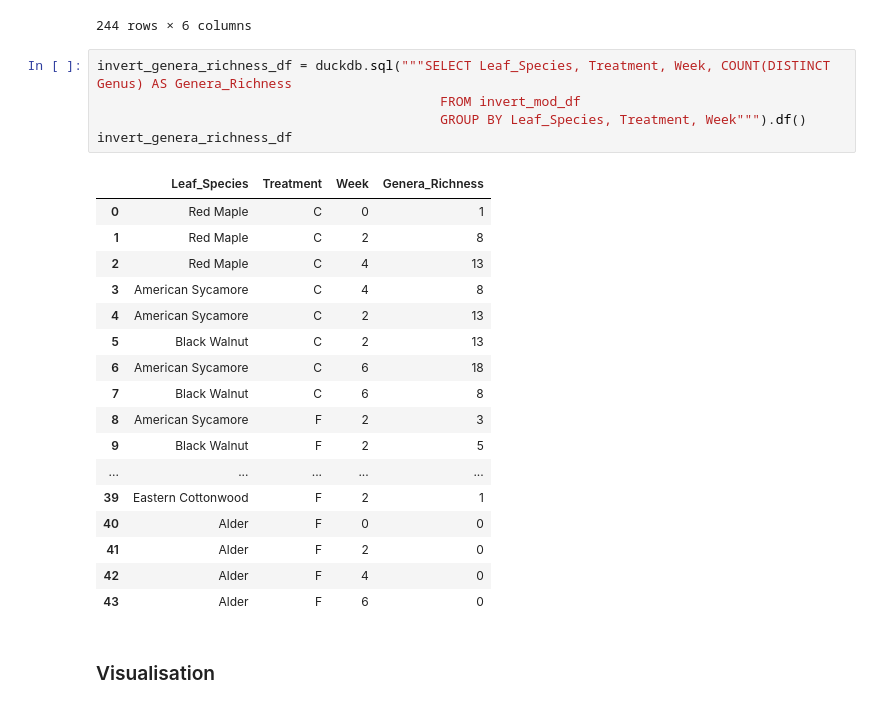
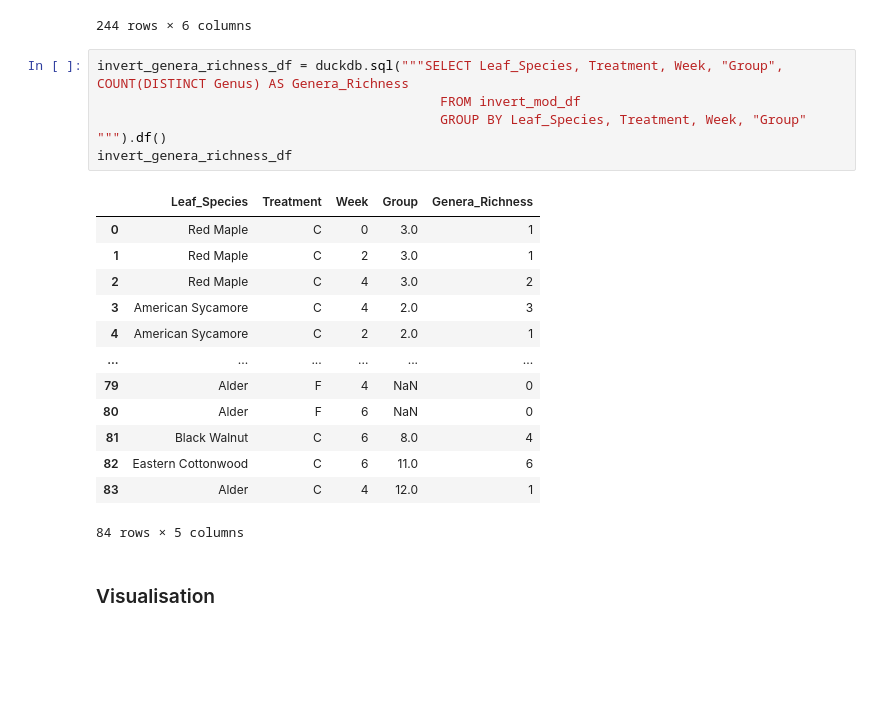
Before and after one commit to stevenzhouzh/Steam-LeafPacks, a Jupyter notebook: Report/LeafPack_Analysis_Class.ipynb, the cells around one changed output. Saved outputs shown, nothing was run; the diff lists cells and outputs as text; blank space fills up the shorter version.

```diff
--- a/Report/LeafPack_Analysis_Class.ipynb
+++ b/Report/LeafPack_Analysis_Class.ipynb
@@ -227,28 +241,24 @@ invert_unique_df
 | 243 | 8 | American Sycamore | 6 | C | SH | 21.0 |
 244 rows × 6 columns
 # %%
-invert_genera_richness_df = duckdb.sql("""SELECT Leaf_Species, Treatment, Week, COUNT(DISTINCT Genus) AS Genera_Richness
+invert_genera_richness_df = duckdb.sql("""SELECT Leaf_Species, Treatment, Week, "Group", COUNT(DISTINCT Genus) AS Genera_Richness
                                             FROM invert_mod_df
-                                            GROUP BY Leaf_Species, Treatment, Week""").df()
+                                            GROUP BY Leaf_Species, Treatment, Week, "Group" """).df()
 invert_genera_richness_df
 # %% [output]
-|  | Leaf_Species | Treatment | Week | Genera_Richness |
-| 0 | Red Maple | C | 0 | 1 |
-| 1 | Red Maple | C | 2 | 8 |
-| 2 | Red Maple | C | 4 | 13 |
-| 3 | American Sycamore | C | 4 | 8 |
-| 4 | American Sycamore | C | 2 | 13 |
-| 5 | Black Walnut | C | 2 | 13 |
-| 6 | American Sycamore | C | 6 | 18 |
-| 7 | Black Walnut | C | 6 | 8 |
-| 8 | American Sycamore | F | 2 | 3 |
-| 9 | Black Walnut | F | 2 | 5 |
-| ... | ... | ... | ... | ... |
-| 39 | Eastern Cottonwood | F | 2 | 1 |
-| 40 | Alder | F | 0 | 0 |
-| 41 | Alder | F | 2 | 0 |
-| 42 | Alder | F | 4 | 0 |
-| 43 | Alder | F | 6 | 0 |
+|  | Leaf_Species | Treatment | Week | Group | Genera_Richness |
+| 0 | Red Maple | C | 0 | 3.0 | 1 |
+| 1 | Red Maple | C | 2 | 3.0 | 1 |
+| 2 | Red Maple | C | 4 | 3.0 | 2 |
+| 3 | American Sycamore | C | 4 | 2.0 | 3 |
+| 4 | American Sycamore | C | 2 | 2.0 | 1 |
+| ... | ... | ... | ... | ... | ... |
+| 79 | Alder | F | 4 | NaN | 0 |
+| 80 | Alder | F | 6 | NaN | 0 |
+| 81 | Black Walnut | C | 6 | 8.0 | 4 |
+| 82 | Eastern Cottonwood | C | 6 | 11.0 | 6 |
+| 83 | Alder | C | 4 | 12.0 | 1 |
+84 rows × 5 columns
 # %% [markdown]
 ### Visualisation
 # %%
```
Also changed, not shown: parts of 4 cells of this notebook.
